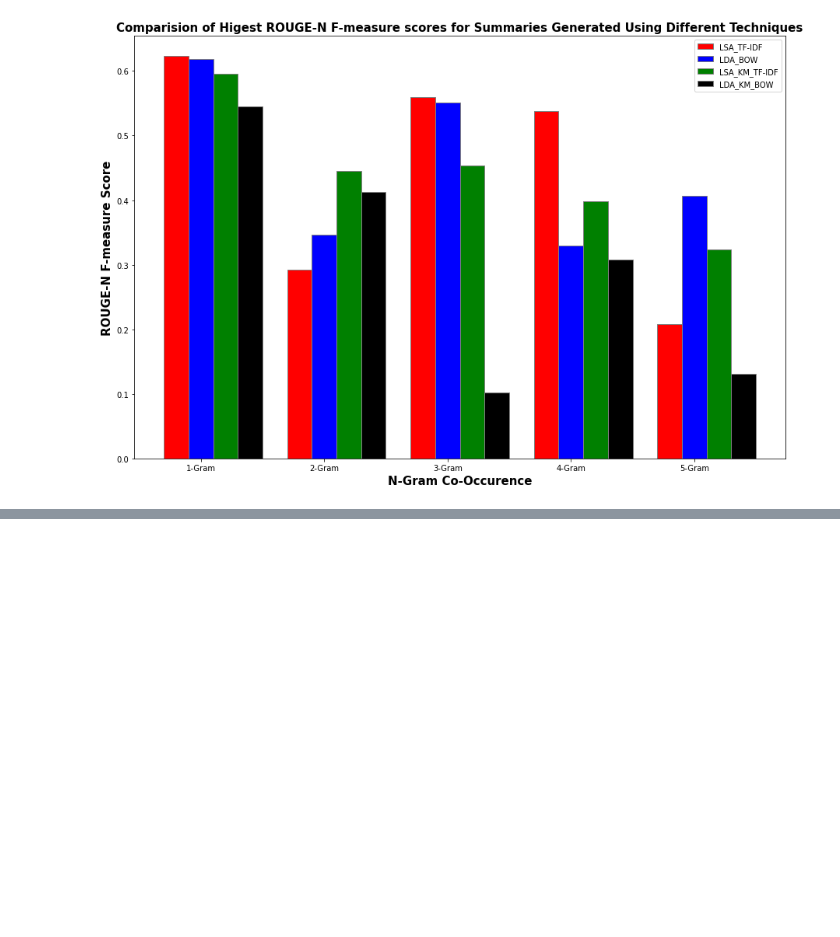
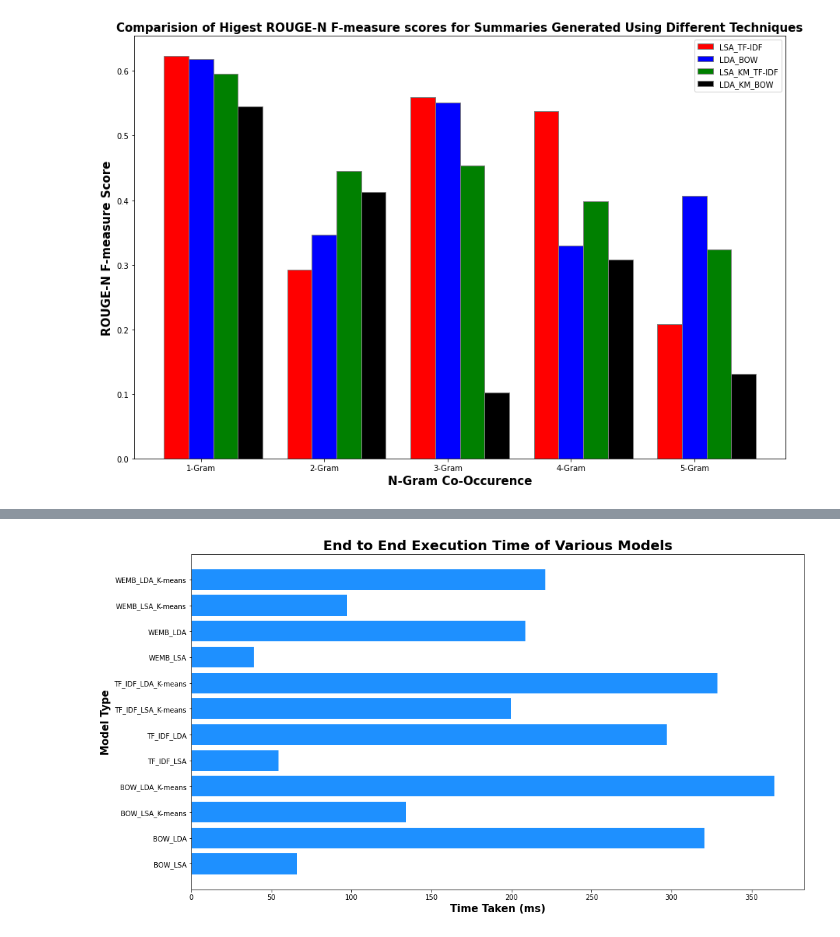
Before and after one commit to splAcharya/Extractive_Text_Summarization, a Jupyter notebook: ExTs.ipynb, the cells around one changed output, grey strips where cells are left out. Saved outputs shown, nothing was run; the diff lists cells and outputs as text; code cells hidden in the pictures; blank space fills up the shorter version.

Commit message:
Created using Colaboratory :--> Added Timing Graph

```diff
--- a/ExTs.ipynb
+++ b/ExTs.ipynb
@@ -827,14 +827,14 @@ bow_lsa_kmeans_1gram_summary
 # %% [markdown]
 ##### TF-IDF
 # %%
-wemb_lsa_1gram_tt, tfidf_lsa_kmeans_1gram_summary = generate_tfidf_lsa_kmeans_summary(article_st, pp_article_st, summary_size = N_LINE, ngram_tuple= (1,1))
+tfidf_lsa_kmeans_1gram_tt, tfidf_lsa_kmeans_1gram_summary = generate_tfidf_lsa_kmeans_summary(article_st, pp_article_st, summary_size = N_LINE, ngram_tuple= (1,1))
 tfidf_lsa_kmeans_1gram_summary
 # %% [output]
 'after almost dissipating on august 10, irene peaked as a category 2 hurricane on august 16. irene persisted for 14 days as a tropical system, the longest duration of any storm of the 2005 season.hurr ...
 # %% [markdown]
 ##### Word-Embeddings
 # %%
-wemb_lsa_1gram_tt, wemb_lsa_kmeans_1gram_summary = generate_wemb_lsa_kmeans_summary(article_st, pp_article_st, summary_size = N_LINE, ngram = 1)
+wemb_lsa_kmeans_1gram_tt, wemb_lsa_kmeans_1gram_summary = generate_wemb_lsa_kmeans_summary(article_st, pp_article_st, summary_size = N_LINE, ngram = 1)
 wemb_lsa_kmeans_1gram_summary
 # %% [output]
 "hurricane irene was a long-lived cape verde hurricane during the 2005 atlantic hurricane season.after almost dissipating on august 10, irene peaked as a category 2 hurricane on august 16. irene persi ...
@@ -903,7 +903,7 @@ wemb_lda_kmeans_1gram_summary
 # %% [markdown]
 #### BOW
 # %%
-bow_lsa_2gram_summary_tt, bow_lsa_2gram_summary = generate_bow_lsa_summary(article_st, pp_article_st, N_LINE, (2,2))
+bow_lsa_2gram_tt, bow_lsa_2gram_summary = generate_bow_lsa_summary(article_st, pp_article_st, N_LINE, (2,2))
 bow_lsa_2gram_summary
 # %% [output]
 '[4] the uncertainty ended when a weakness in the subtropical ridge allowed irene to turn sharply northward, which caused the storm to pass midway between the outer banks of north carolina and bermuda ...
@@ -2180,0 +2183,28 @@ plt.show()
+# %%
+averageTimingDf = pd.DataFrame()
+
+#BOW
+averageTimingDf["BOW_LSA"] = [bow_lsa_1gram_tt,  bow_lsa_2gram_tt, bow_lsa_3gram_tt, bow_lsa_4gram_tt, bow_lsa_5gram_tt]
+averageTimingDf["BOW_LDA"] = [bow_lda_1gram_tt,  bow_lda_2gram_tt, bow_lda_3gram_tt, bow_lda_4gram_tt, bow_lda_5gram_tt]
+
+#BOW & K-means
+averageTimingDf["BOW_KLSA"] = [bow_lsa_kmeans_1gram_tt,  bow_lsa_kmeans_2gram_tt, bow_lsa_kmeans_3gram_tt, bow_lsa_kmeans_4gram_tt, bow_lsa_kmeans_5gram_tt]
+averageTimingDf["BOW_KLDA"] = [bow_lda_kmeans_1gram_tt,  bow_lda_kmeans_2gram_tt, bow_lda_kmeans_3gram_tt, bow_lda_kmeans_4gram_tt, bow_lda_kmeans_5gram_tt]
+
+#TF-IDF
+averageTimingDf["TF_IDF_LSA"] = [tfidf_lsa_1gram_tt,  tfidf_lsa_2gram_tt, tfidf_lsa_3gram_tt, tfidf_lsa_4gram_tt, tfidf_lsa_5gram_tt]
+averageTimingDf["TF_IDF_LDA"] = [tfidf_lda_1gram_tt,  tfidf_lda_2gram_tt, tfidf_lda_3gram_tt, tfidf_lda_4gram_tt, tfidf_lda_5gram_tt]
+
+#TF-IDF & K - means
+averageTimingDf["TF_IDF_KLSA"] = [tfidf_lsa_kmeans_1gram_tt,  tfidf_lsa_kmeans_2gram_tt, tfidf_lsa_kmeans_3gram_tt, tfidf_lsa_kmeans_4gram_tt, tfidf_lsa_kmeans_5gram_tt]
+averageTimingDf["TF_IDF_KLDA"] = [tfidf_lda_kmeans_1gram_tt,  tfidf_lda_kmeans_2gram_tt, tfidf_lda_kmeans_3gram_tt, tfidf_lda_kmeans_4gram_tt, tfidf_lda_kmeans_5gram_tt]
+
+#W-Emb
+averageTimingDf["WEMB_LSA"] = [wemb_lsa_1gram_tt,  wemb_lsa_2gram_tt, wemb_lsa_3gram_tt, wemb_lsa_4gram_tt, wemb_lsa_5gram_tt]
+averageTimingDf["WEMB_LDA"] = [wemb_lda_1gram_tt,  wemb_lda_2gram_tt, wemb_lda_3gram_tt, wemb_lda_4gram_tt, wemb_lda_5gram_tt]
+
+#W-Emb & K - means
+averageTimingDf["WEMB_KLSA"] = [wemb_lsa_kmeans_1gram_tt,  wemb_lsa_kmeans_2gram_tt, wemb_lsa_kmeans_3gram_tt, wemb_lsa_kmeans_4gram_tt, wemb_lsa_kmeans_5gram_tt]
+averageTimingDf["WEMB_KLDA"] = [wemb_lda_kmeans_1gram_tt,  wemb_lda_kmeans_2gram_tt, wemb_lda_kmeans_3gram_tt, wemb_lda_kmeans_4gram_tt, wemb_lda_kmeans_5gram_tt]
+
+averageTimingDf
@@ -2180,0 +2274,9 @@ plt.show()
+# %%
+fig, ax = plt.subplots(figsize=(16, 9))
+plt.barh(timingsDf["Labels"], timingsDf["Median"], color = "dodgerblue")
+plt.xlabel("Time Taken (ms)", fontweight = 'bold', fontsize = 15)
+plt.ylabel("Model Type", fontweight = 'bold', fontsize = 15)
+plt.title("End to End Execution Time of Various Models", fontweight = 'bold', fontsize = 20)
+plt.show()
+# %% [output]
+[figure, added]
```
Also changed, not shown: parts of 6 cells of this notebook.
